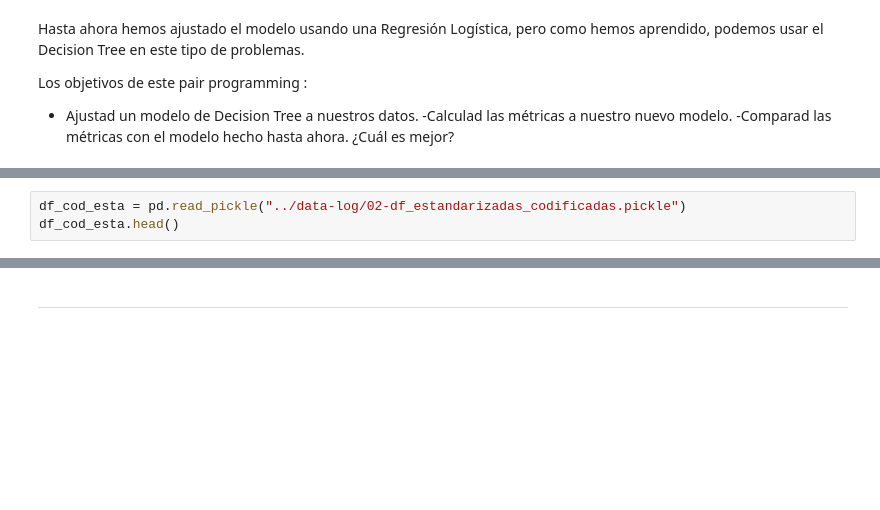
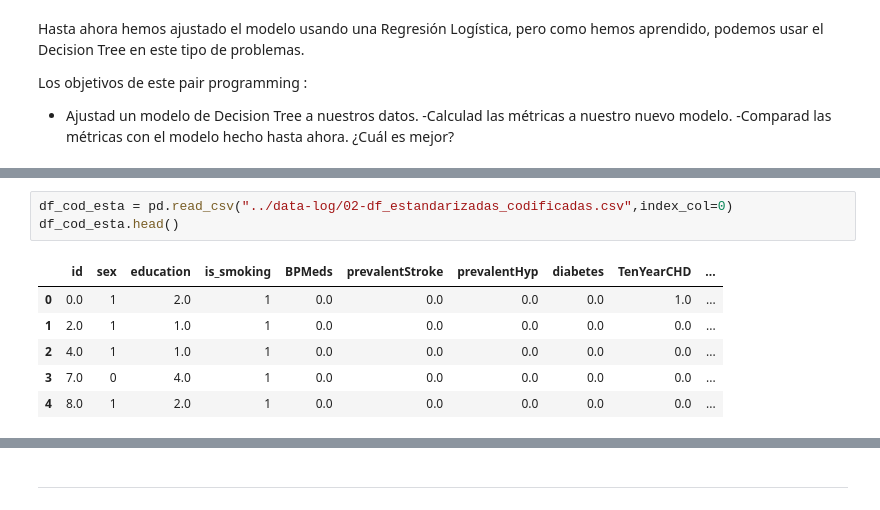
Before and after one commit to Adalab/DA-modulo-3-sprint-1-ana-anak, a Jupyter notebook: regresion-logistica/05-RLOG_Decision_Tree.ipynb, the cells around one changed output, grey strips where cells are left out. Drawn from its saved outputs; the diff is of its cells as text; blank space fills up the shorter version.

```diff
--- a/regresion-logistica/05-RLOG_Decision_Tree.ipynb
+++ b/regresion-logistica/05-RLOG_Decision_Tree.ipynb
@@ -39,4 +46,11 @@ df_cod_noest.head()
 # %%
-df_cod_esta = pd.read_pickle("../data-log/02-df_estandarizadas_codificadas.pickle")
+df_cod_esta = pd.read_csv("../data-log/02-df_estandarizadas_codificadas.csv",index_col=0)
 df_cod_esta.head()
+# %% [output]
+|  | id | sex | education | is_smoking | BPMeds | prevalentStroke | prevalentHyp | diabetes | TenYearCHD | ... |
+| 0 | 0.0 | 1 | 2.0 | 1 | 0.0 | 0.0 | 0.0 | 0.0 | 1.0 | ... |
+| 1 | 2.0 | 1 | 1.0 | 1 | 0.0 | 0.0 | 0.0 | 0.0 | 0.0 | ... |
+| 2 | 4.0 | 1 | 1.0 | 1 | 0.0 | 0.0 | 0.0 | 0.0 | 0.0 | ... |
+| 3 | 7.0 | 0 | 4.0 | 1 | 0.0 | 0.0 | 0.0 | 0.0 | 0.0 | ... |
+| 4 | 8.0 | 1 | 2.0 | 1 | 0.0 | 0.0 | 0.0 | 0.0 | 0.0 | ... |
 # %%
```
Also changed, not shown: parts of 51 cells of this notebook, 2 other files.
